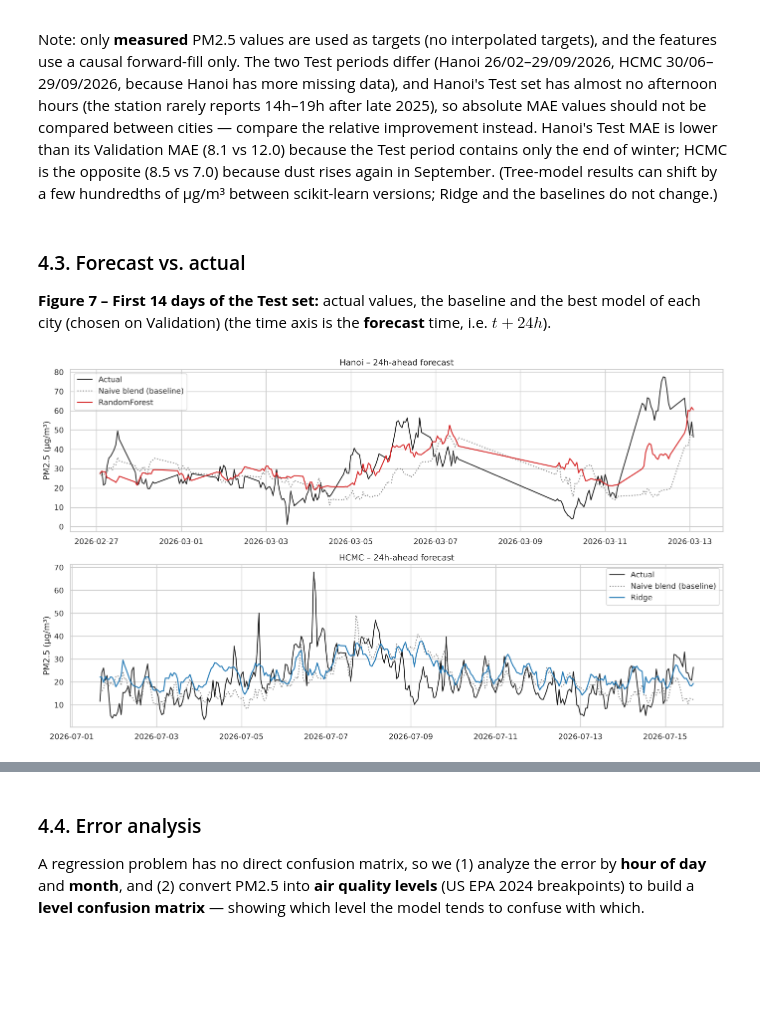
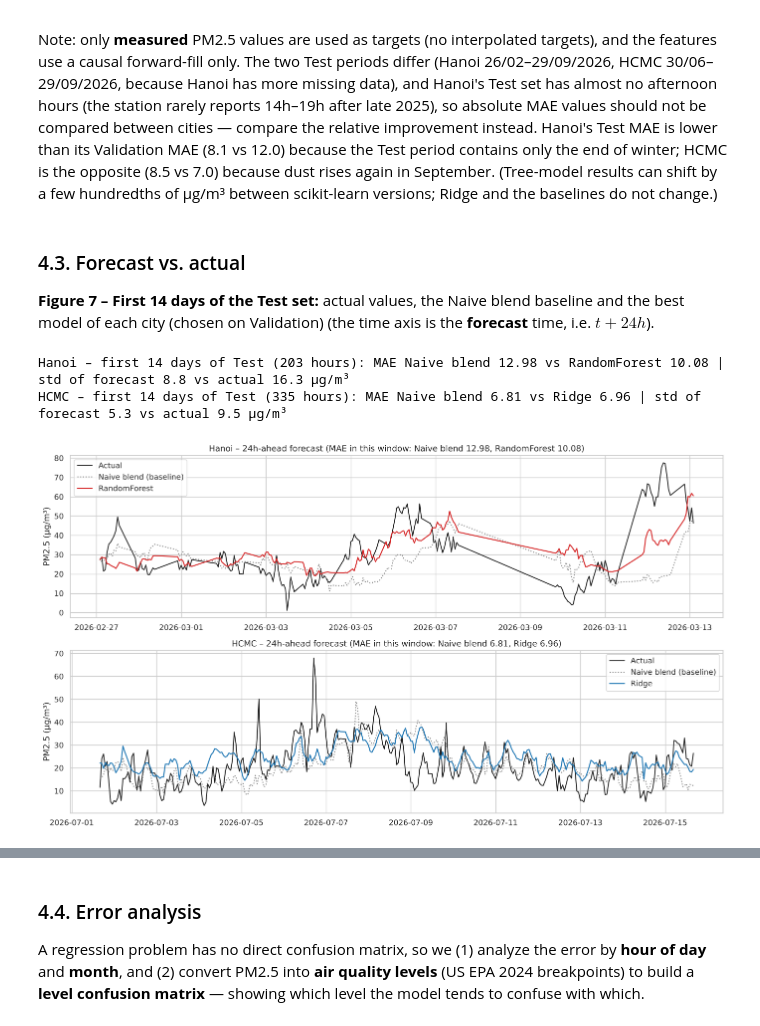
Before and after one commit to perckgg/NTLT, a Jupyter notebook: 03_TimeSeries/result/03_TimeSeries_Air_Quality_executed.ipynb, the cells around one changed output, grey strips where cells are left out. Cells and saved outputs as stored; diff of their text form; code cells hidden in the pictures; blank space fills up the shorter version.

```diff
--- a/03_TimeSeries/result/03_TimeSeries_Air_Quality_executed.ipynb
+++ b/03_TimeSeries/result/03_TimeSeries_Air_Quality_executed.ipynb
@@ -493,6 +493,8 @@ for ax, (city, (tr, va, te)) in zip(axes, splits.items()):
                 label=f'{name}: {len(part):,} samples ({part.index.min():%d/%m/%Y} – {part.index.max():%d/%m/%Y})')
     ax.set(title=city, ylabel='PM2.5 (µg/m³)')
     ax.legend(loc='upper right', fontsize=9)
+    print(f'{city} split: Train {len(tr):,} | Validation {len(va):,} | Test {len(te):,} samples | '
+          f'mean target: Train {tr[TARGET].mean():.1f}, Validation {va[TARGET].mean():.1f}, Test {te[TARGET].mean():.1f} µg/m³')
 plt.tight_layout()
 plt.show()
 # %% [output]
@@ -813,20 +822,27 @@ HCMC is the opposite (8.5 vs 7.0) because dust rises again in September.
 (Tree-model results can shift by a few hundredths of µg/m³ between scikit-learn versions; Ridge and the baselines do not change.)
 # %% [markdown]
 ### 4.3. Forecast vs. actual
-**Figure 7 – First 14 days of the Test set:** actual values, the baseline and the best model of each city (chosen on Validation)
+**Figure 7 – First 14 days of the Test set:** actual values, the Naive blend baseline and the best model of each city (chosen on Validation)
 (the time axis is the **forecast** time, i.e. $t + 24h$).
 # %%
 fig, axes = plt.subplots(2, 1, figsize=(14, 8))
 for ax, (city, f) in zip(axes, forecasters.items()):
     p = f.test_predictions
     w = p.loc[: p.index.min() + pd.Timedelta(days=14)]
     target_time = w.index + pd.Timedelta(hours=HORIZON)
     ax.plot(target_time, w['actual'], color='k', lw=1.3, label='Actual')
     ax.plot(target_time, w['Naive blend (baseline)'], color='gray', ls=':', label='Naive blend (baseline)')
     ax.plot(target_time, w[best_model[city]], color=CITY_COLORS[city], label=best_model[city])
-    ax.set(title=f'{city} – 24h-ahead forecast', ylabel='PM2.5 (µg/m³)')
+    mae_blend = mean_absolute_error(w['actual'], w['Naive blend (baseline)'])
+    mae_best = mean_absolute_error(w['actual'], w[best_model[city]])
+    print(f'{city} – first 14 days of Test ({len(w)} hours): MAE Naive blend {mae_blend:.2f} vs {best_model[city]} {mae_best:.2f} | '
+          f'std of forecast {w[best_model[city]].std():.1f} vs actual {w["actual"].std():.1f} µg/m³')
+    ax.set(title=f'{city} – 24h-ahead forecast (MAE in this window: Naive blend {mae_blend:.2f}, {best_model[city]} {mae_best:.2f})',
+           ylabel='PM2.5 (µg/m³)')
     ax.legend()
 plt.tight_layout()
 plt.show()
 # %% [output]
+Hanoi – first 14 days of Test (203 hours): MAE Naive blend 12.98 vs RandomForest 10.08 | std of forecast 8.8 vs actual 16.3 µg/m³
+HCMC – first 14 days of Test (335 hours): MAE Naive blend 6.81 vs Ridge 6.96 | std of forecast 5.3 vs actual 9.5 µg/m³
-[figure, old version]
+[figure, new version]
```
Also changed, not shown: parts of 3 cells of this notebook, 8 other files.
